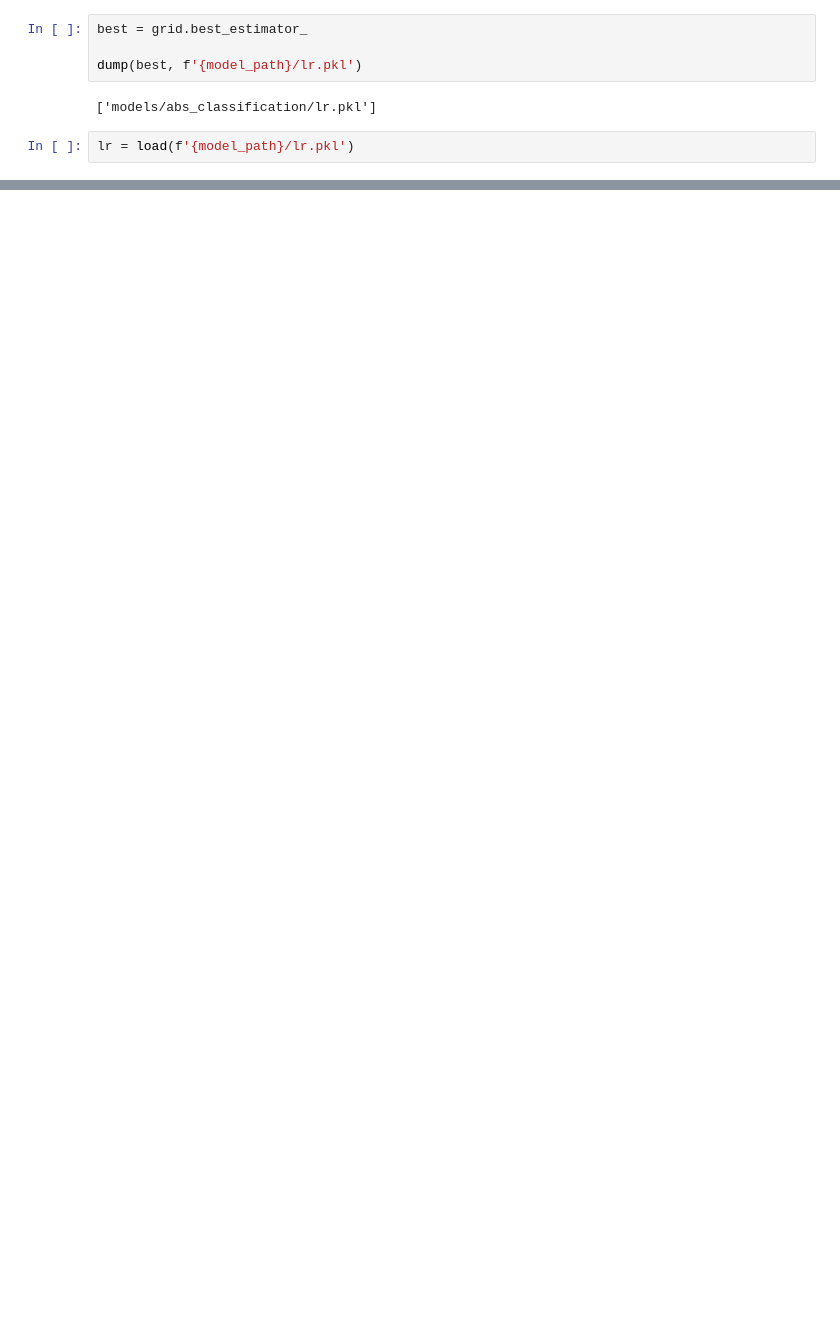
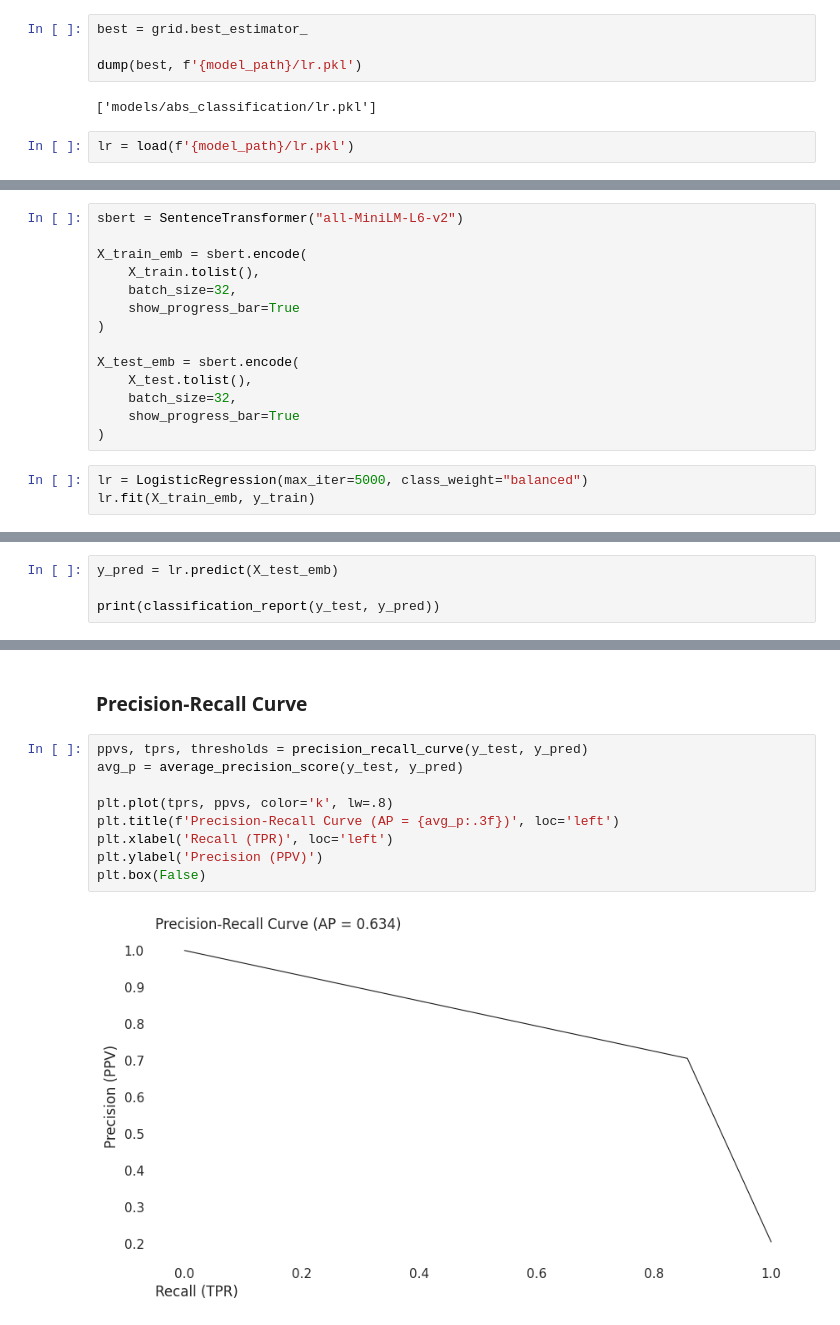
Before and after one commit to savimf/secondary_portfolio, a Jupyter notebook: abs_classification.ipynb, the cells around one changed output, grey strips where cells are left out. Drawn from its saved outputs; the diff is of its cells as text; blank space fills up the shorter version.

```diff
--- a/abs_classification.ipynb
+++ b/abs_classification.ipynb
@@ -433,0 +478,17 @@ F1-score: 0.704
+# %%
+sbert = SentenceTransformer("all-MiniLM-L6-v2")
+
+X_train_emb = sbert.encode(
+    X_train.tolist(),
+    batch_size=32,
+    show_progress_bar=True
+)
+
+X_test_emb = sbert.encode(
+    X_test.tolist(),
+    batch_size=32,
+    show_progress_bar=True
+)
+# %%
+lr = LogisticRegression(max_iter=5000, class_weight="balanced")
+lr.fit(X_train_emb, y_train)
@@ -433,0 +497,4 @@ F1-score: 0.704
+# %%
+y_pred = lr.predict(X_test_emb)
+
+print(classification_report(y_test, y_pred))
@@ -433,0 +510,13 @@ F1-score: 0.704
+# %% [markdown]
+### Precision-Recall Curve
+# %%
+ppvs, tprs, thresholds = precision_recall_curve(y_test, y_pred)
+avg_p = average_precision_score(y_test, y_pred)
+
+plt.plot(tprs, ppvs, color='k', lw=.8)
+plt.title(f'Precision-Recall Curve (AP = {avg_p:.3f})', loc='left')
+plt.xlabel('Recall (TPR)', loc='left')
+plt.ylabel('Precision (PPV)')
+plt.box(False)
+# %% [output]
+[figure, added]
```
Also changed, not shown: parts of 37 cells of this notebook, 2 other files.
